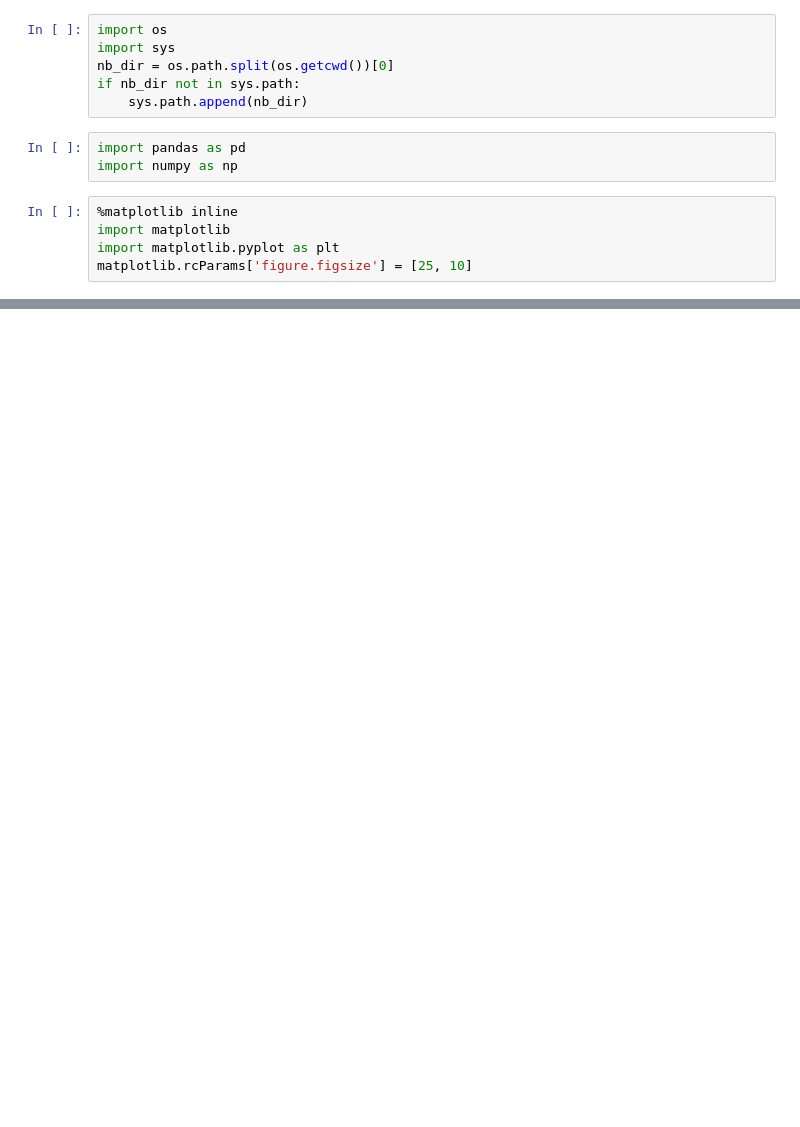
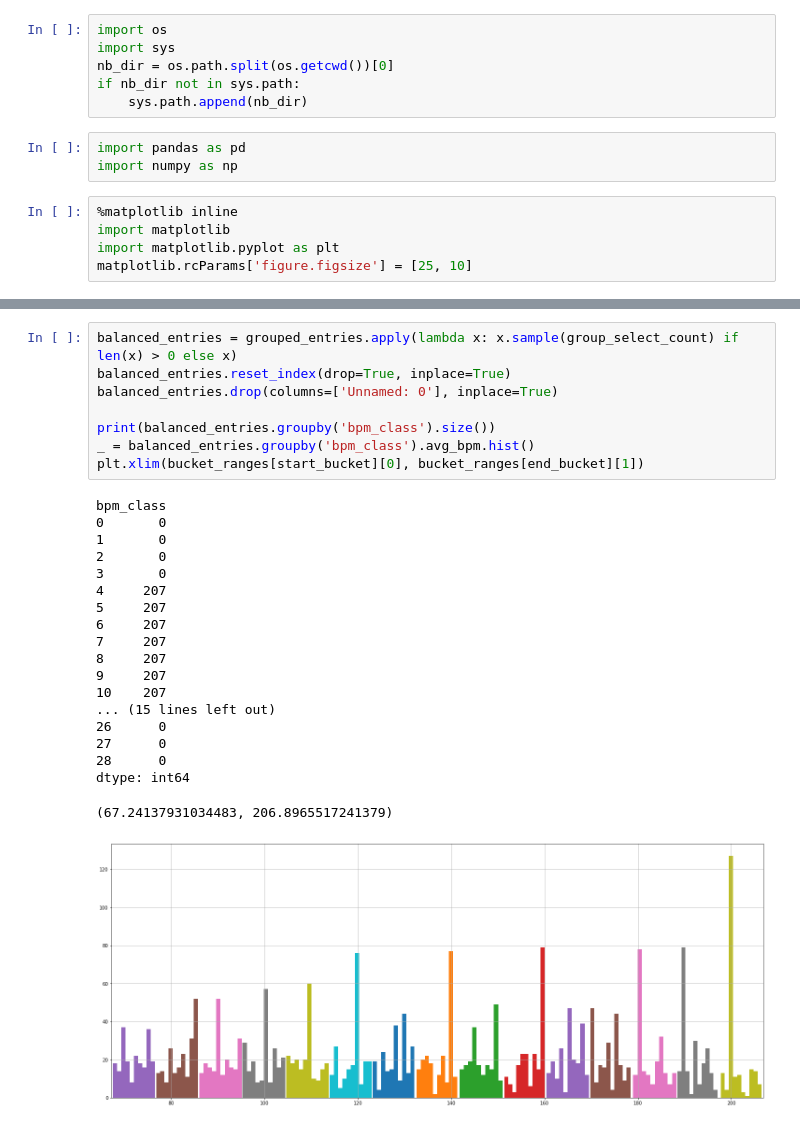
Before and after one commit to EgorDm/TempoMultiplePrediction, a Jupyter notebook: notebooks/sample_metrics.ipynb, the cells around one changed output, grey strips where cells are left out. Drawn from its saved outputs; the diff is of its cells as text; blank space fills up the shorter version.

```diff
--- a/notebooks/sample_metrics.ipynb
+++ b/notebooks/sample_metrics.ipynb
@@ -41,0 +82,28 @@ plt.xlim(0, 500)
+# %%
+balanced_entries = grouped_entries.apply(lambda x: x.sample(group_select_count) if len(x) > 0 else x)
+balanced_entries.reset_index(drop=True, inplace=True)
+balanced_entries.drop(columns=['Unnamed: 0'], inplace=True)
+
+print(balanced_entries.groupby('bpm_class').size())
+_ = balanced_entries.groupby('bpm_class').avg_bpm.hist()
+plt.xlim(bucket_ranges[start_bucket][0], bucket_ranges[end_bucket][1])
+# %% [output]
+bpm_class
+0       0
+1       0
+2       0
+3       0
+4     207
+5     207
+6     207
+7     207
+8     207
+9     207
+10    207
+... (15 lines left out)
+26      0
+27      0
+28      0
+dtype: int64
+(67.24137931034483, 206.8965517241379)
+[figure, added]
```
Also changed, not shown: parts of 11 cells of this notebook, 1 other file.
